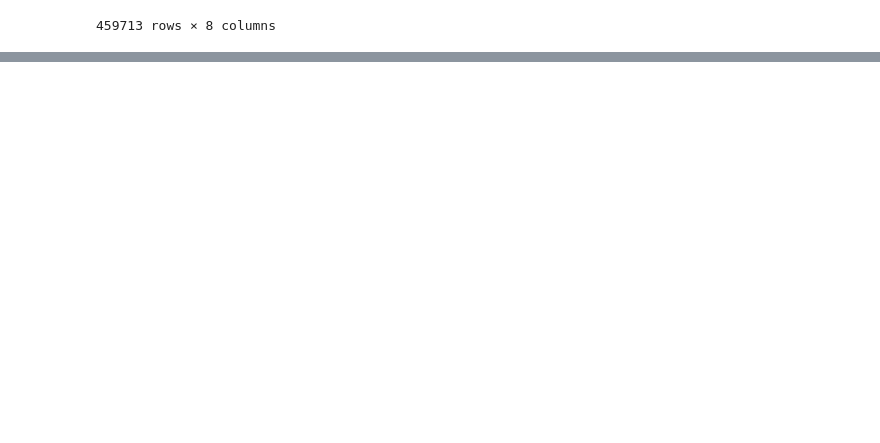
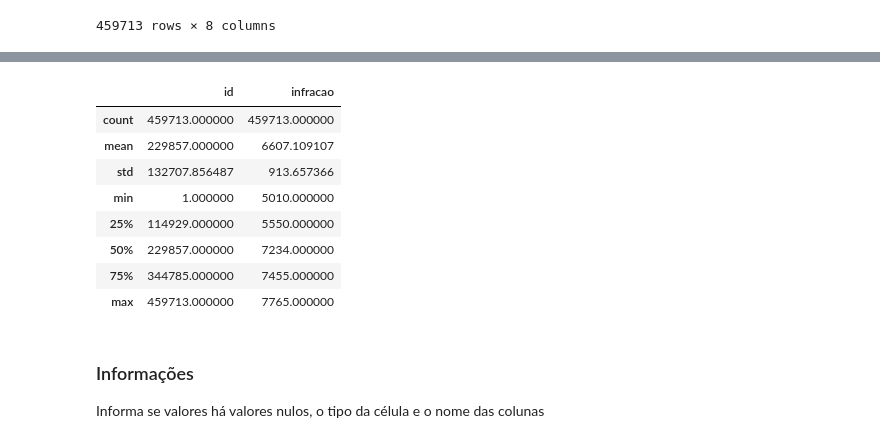
Before and after one commit to Barros313/Big-Data-1---Senac-TADS028, a Jupyter notebook: BigData1.ipynb, the cells around one changed output, grey strips where cells are left out. Saved outputs shown, nothing was run; the diff lists cells and outputs as text; code cells hidden in the pictures; blank space fills up the shorter version.

```diff
--- a/BigData1.ipynb
+++ b/BigData1.ipynb
@@ -114,0 +95,2 @@ sq("PRAGMA table_info([infracoes]);")
+# %%
+infra = pd.read_sql_query("SELECT * FROM infracoes;", connection)
@@ -114,0 +110,16 @@ sq("PRAGMA table_info([infracoes]);")
+# %%
+infra.describe()
+# %% [output]
+|  | id | infracao |
+| count | 459713.000000 | 459713.000000 |
+| mean | 229857.000000 | 6607.109107 |
+| std | 132707.856487 | 913.657366 |
+| min | 1.000000 | 5010.000000 |
+| 25% | 114929.000000 | 5550.000000 |
+| 50% | 229857.000000 | 7234.000000 |
+| 75% | 344785.000000 | 7455.000000 |
+| max | 459713.000000 | 7765.000000 |
+# %% [markdown]
+### Informações
+
+Informa se valores há valores nulos, o tipo da célula e o nome das colunas
```
Also changed, not shown: parts of 10 cells of this notebook.
